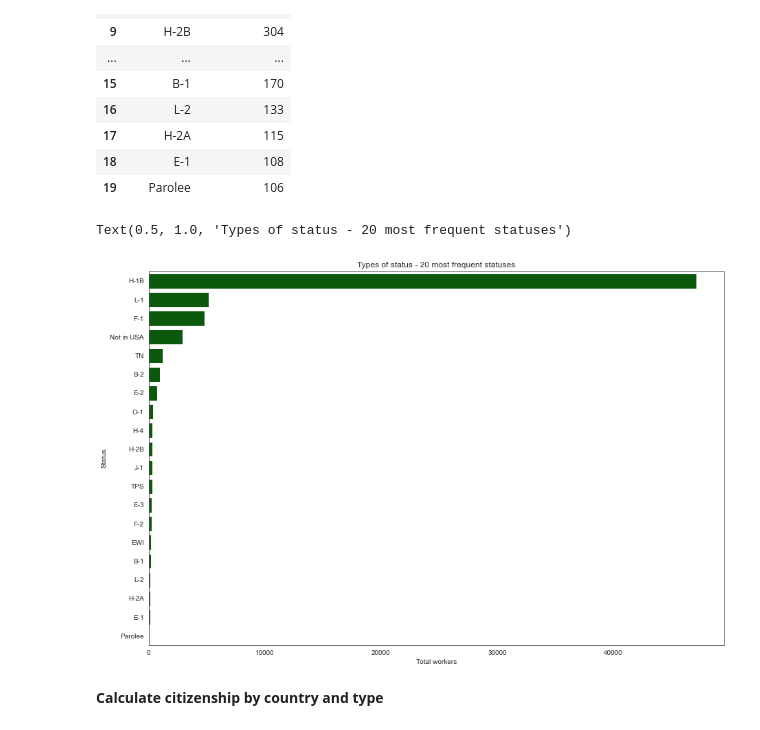
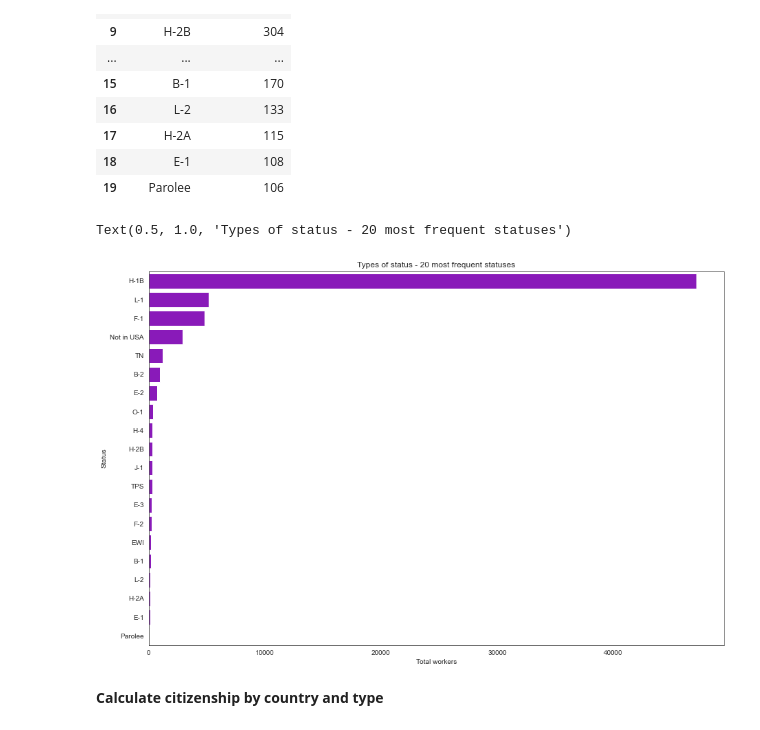
Before and after one commit to r-surendiran/MSCA-37014-Python-For-Analytics-Group-Project, a Jupyter notebook: Notebooks/HW3 - EDA (Oleksiy Anokhin).ipynb, the cells around one changed output. Saved outputs shown, nothing was run; the diff lists cells and outputs as text; code cells hidden in the pictures.

```diff
--- a/Notebooks/HW3 - EDA (Oleksiy Anokhin).ipynb
+++ b/Notebooks/HW3 - EDA (Oleksiy Anokhin).ipynb
@@ -89,13 +93,13 @@ employment_20
 | 18 | E-1 | 108 |
 | 19 | Parolee | 106 |
 # %%
-# Create a histogram
-ax = sns.barplot(x = "total_workers", y = "status", data = employment_20, color = 'darkgreen')
+# Create a barplot
+ax = sns.barplot(x = "total_workers", y = "status", data = employment_20, color = 'darkviolet')
 ax.set(xlabel = 'Total workers', ylabel = 'Status')
 ax.set_title('Types of status - 20 most frequent statuses')
 # %% [output]
 Text(0.5, 1.0, 'Types of status - 20 most frequent statuses')
-[figure, old version]
+[figure, new version]
 # %% [markdown]
 **Calculate citizenship by country and type**
 # %%
```
Also changed, not shown: parts of 15 cells of this notebook, 1 other file.
